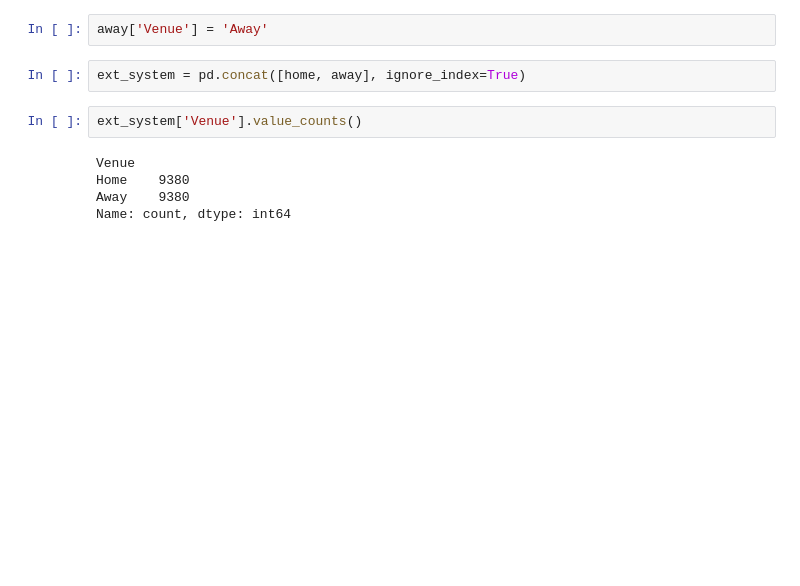
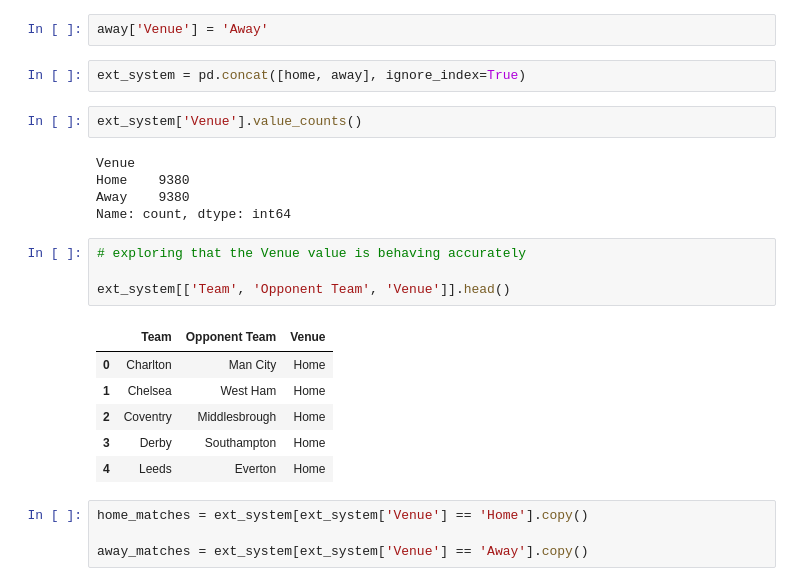
Before and after one commit to nemo-code-ai/epl-prediction-system, a Jupyter notebook: src/epl_prediction_system/system.ipynb, the cells around one changed output. Drawn from its saved outputs; the diff is of its cells as text; blank space fills up the shorter version.

```diff
--- a/src/epl_prediction_system/system.ipynb
+++ b/src/epl_prediction_system/system.ipynb
@@ -1069,3 +1069,18 @@ Venue
 Home    9380
 Away    9380
 Name: count, dtype: int64
+# %%
+# exploring that the Venue value is behaving accurately
+
+ext_system[['Team', 'Opponent Team', 'Venue']].head()
+# %% [output]
+|  | Team | Opponent Team | Venue |
+| 0 | Charlton | Man City | Home |
+| 1 | Chelsea | West Ham | Home |
+| 2 | Coventry | Middlesbrough | Home |
+| 3 | Derby | Southampton | Home |
+| 4 | Leeds | Everton | Home |
+# %%
+home_matches = ext_system[ext_system['Venue'] == 'Home'].copy()
+
+away_matches = ext_system[ext_system['Venue'] == 'Away'].copy()
```
